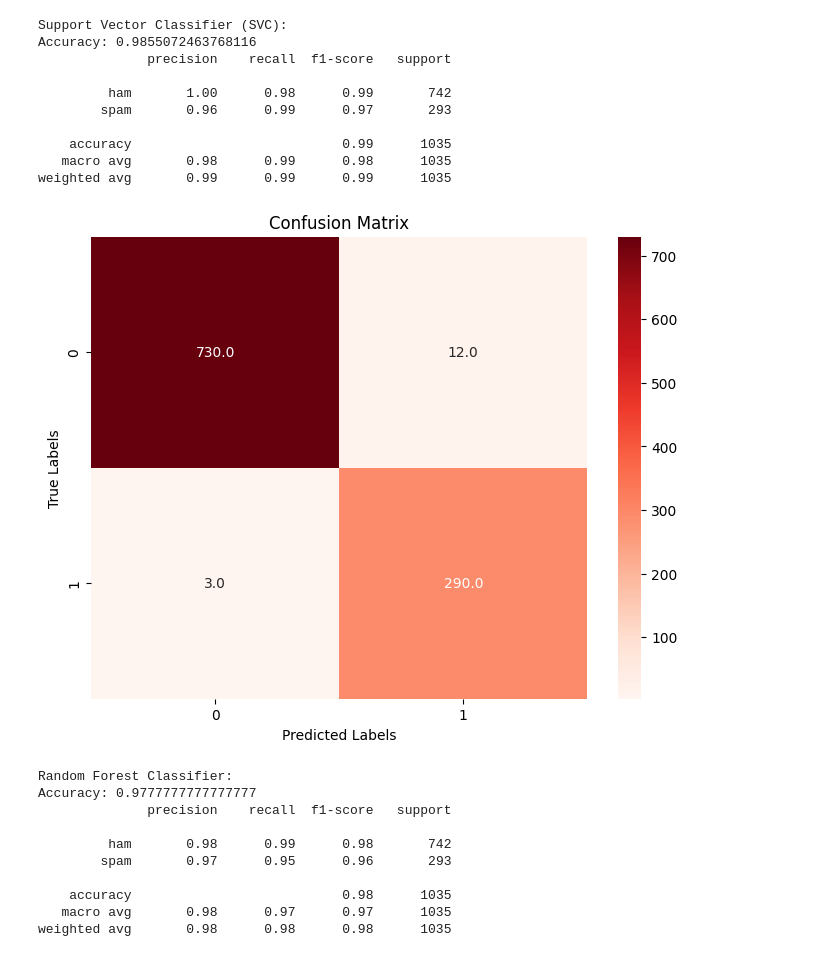
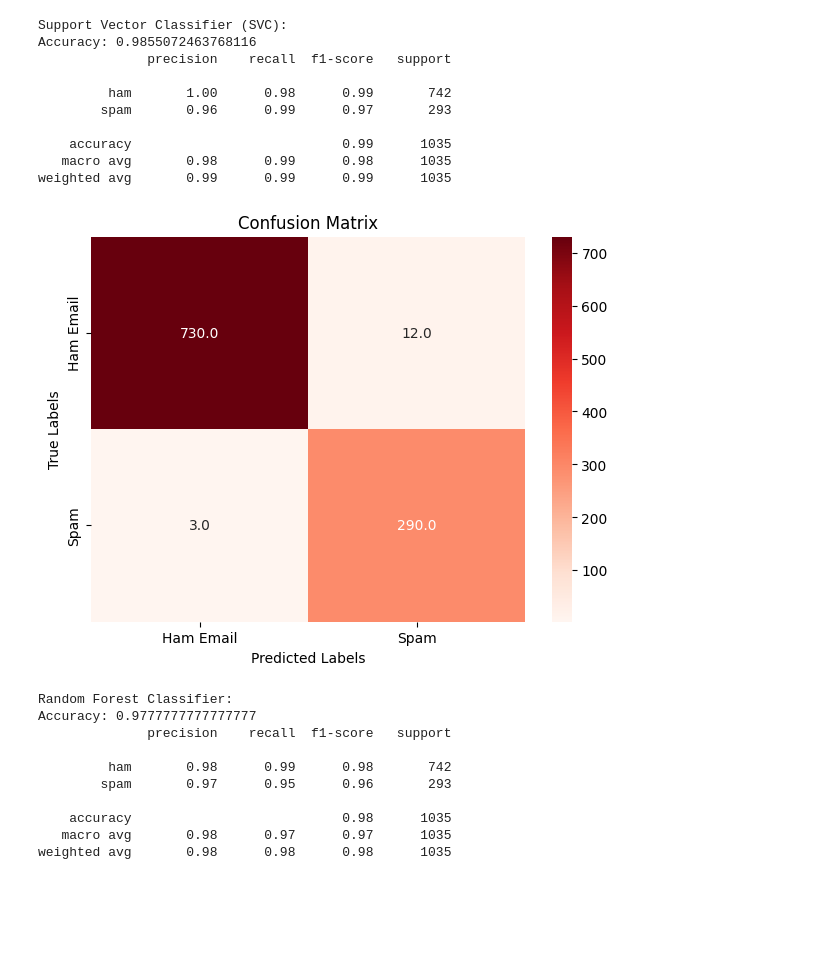
Before and after one commit to Goodone11/spam-detection, a Jupyter notebook: Spam_detection2.ipynb, the cells around one changed output. Cells and saved outputs as stored; diff of their text form; code cells hidden in the pictures; blank space fills up the shorter version.

```diff
--- a/Spam_detection2.ipynb
+++ b/Spam_detection2.ipynb
@@ -215,16 +221,22 @@ Accuracy: 0.9855072463768116
    macro avg       0.98      0.99      0.98      1035
 weighted avg       0.99      0.99      0.99      1035
 # %%
+
+
 conf_matrix = confusion_matrix(y_test, svc_predictions)
+labels = ['Ham Email', 'Spam']
+plt.figure(figsize=(7,5))
+ax= plt.subplot()
+sns.heatmap(conf_matrix,annot=True, fmt='.1f', cmap="Reds" , ax=ax);
 
-plt.figure(figsize=(8, 6))
-sns.heatmap(conf_matrix,annot=True, fmt='.1f', cmap="Reds");
+ax.xaxis.set_ticklabels(labels)
+ax.yaxis.set_ticklabels(labels)
 plt.xlabel('Predicted Labels')
 plt.ylabel('True Labels')
 plt.title('Confusion Matrix')
 plt.show()
 # %% [output]
-[figure, old version]
+[figure, new version]
 # %%
 # Initialize and fit the Random Forest model
 rf_model = RandomForestClassifier()
```
Also changed, not shown: parts of 3 cells of this notebook.
